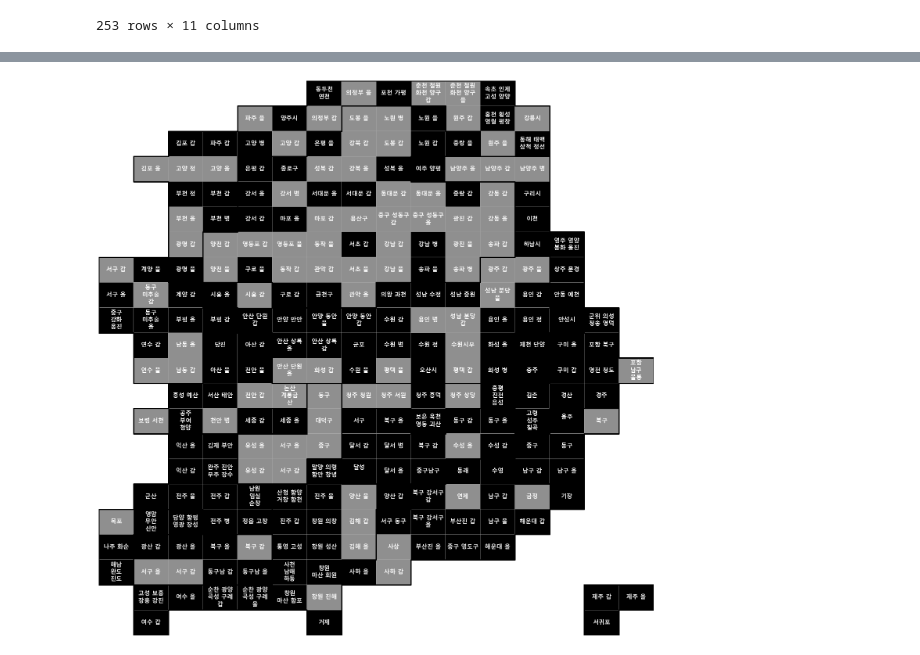
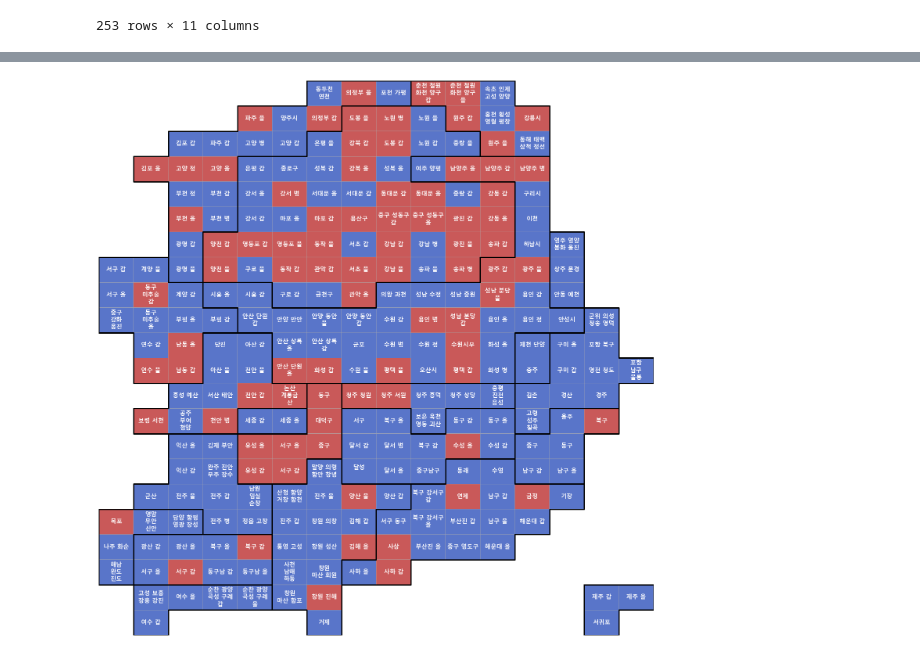
Before and after one commit to BAEM1N/korea-election-analysis, a Jupyter notebook: notebooks/08. 선거데이터 분석 (1).ipynb, the cells around one changed output, grey strips where cells are left out. Saved outputs shown, nothing was run; the diff lists cells and outputs as text; code cells hidden in the pictures.

```diff
--- a/notebooks/08. 선거데이터 분석 (1).ipynb
+++ b/notebooks/08. 선거데이터 분석 (1).ipynb
@@ -144,31 +144,31 @@ plot_map
 # %%
 # 색상 부여
 from matplotlib.colors import LinearSegmentedColormap
 
 color = {
-    '일치':'#000000',
-    '불일치':'#8f8f8f',
+    '일치':'#5975c9',
+    '불일치':'#c95959',
 }
 cm = LinearSegmentedColormap.from_list('election', list(color.values()), N=2)
 
 plt.figure(figsize=(20, 20))
 
 plt.pcolor(plot_map, cmap=cm, edgecolor='#aaaaaa', linewidth=0.5)
 
 for idx, row in actual.iterrows():
     name = row['표기이름']
     plt.annotate(name, (row['X']+0.5, row['Y']+0.5), weight='bold',
                  fontsize=15, ha='center', va='center', color='white')
 
 for path in BORDER_LINES:
     x, y = path
     plt.plot(x, y, c='black', lw=3)
 
 plt.gca().invert_yaxis()
 
 plt.axis('off')
 plt.tight_layout()
 plt.savefig('../여론조사 일치 여부.png')
 plt.show()
 # %% [output]
-[figure, old version]
+[figure, new version]
```
Also changed, not shown: parts of 6 cells of this notebook, 5 other files.
